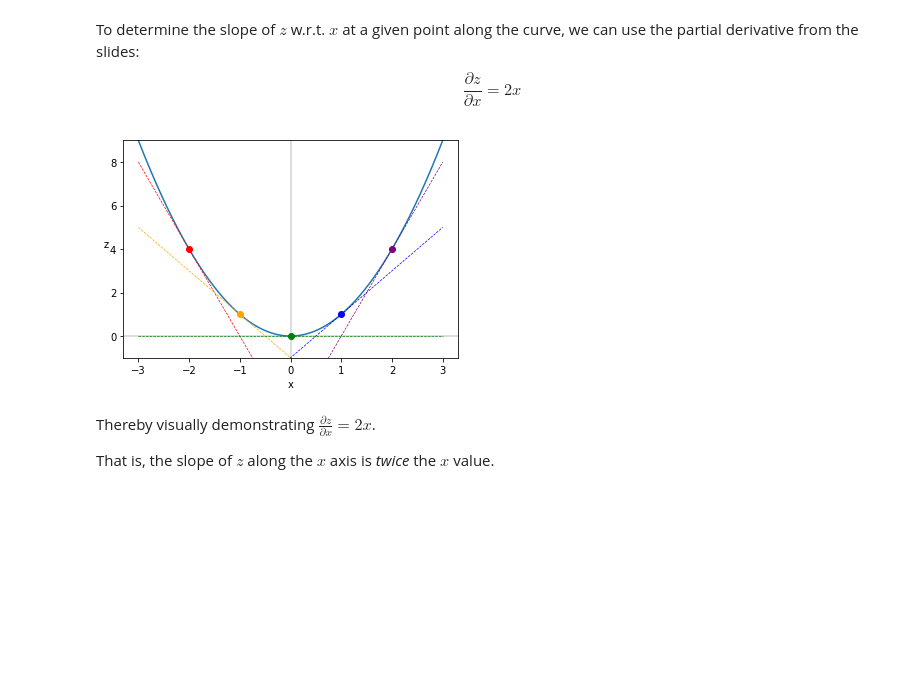
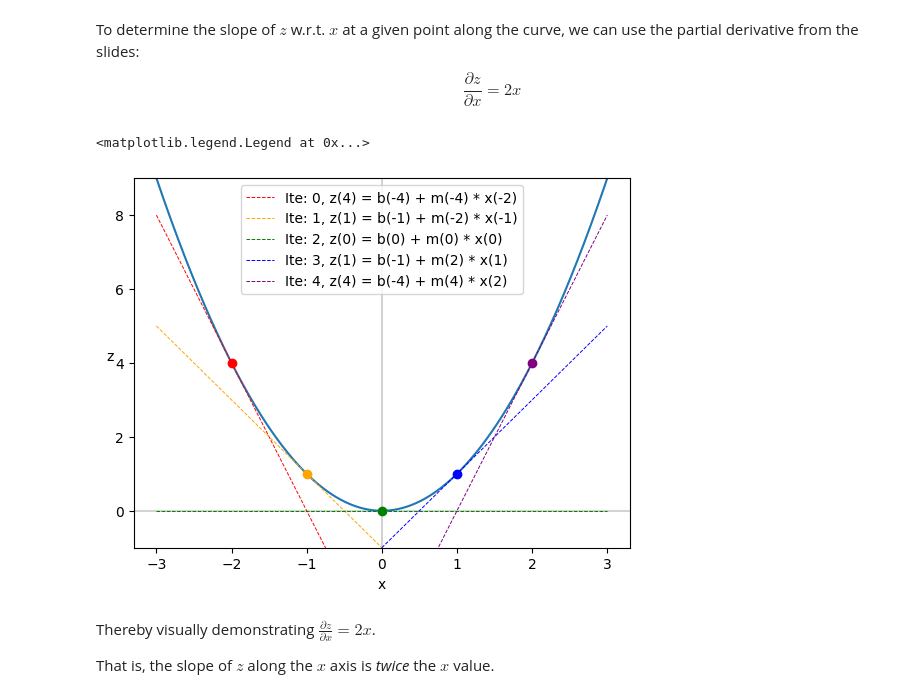
Before and after one commit to toliyang/AI_ML, a Jupyter notebook: calculus/4_calculus_ii.ipynb, the cells around one changed output. Drawn from its saved outputs; the diff is of its cells as text; code cells hidden in the pictures; blank space fills up the shorter version.

```diff
--- a/calculus/4_calculus_ii.ipynb
+++ b/calculus/4_calculus_ii.ipynb
@@ -98,24 +98,26 @@ def point_and_tangent_wrt_x(my_xs, my_x, my_y, my_f, fprime, col):
     tangent_m = fprime(my_x, my_y) # Slope is partial derivative of f(x, y) w.r.t. x
     tangent_b = my_z - tangent_m*my_x # Line is z=mx+b, so b=z-mx
     tangent_line = tangent_m*my_xs + tangent_b
-    label_x = f'Ite: {i}, b: {round(tangent_b, 2)}, m: {round(tangent_m, 2)}'
+    label_x = f'Ite: {i}, z({my_z}) = b({round(tangent_b, 2)}) + m({round(tangent_m, 2)}) * x({my_x})'
 
-    plt.plot(my_xs, tangent_line, c=col,label_x,
+    plt.plot(my_xs, tangent_line, c=col,label=label_x,
              linestyle='dashed', linewidth=0.7, zorder=3)
 # %%
 fig, ax = plt.subplots()
 plt.axvline(x=0, color='lightgray')
 plt.axhline(y=0, color='lightgray')
 
 for i, x in enumerate(x_samples):
     point_and_tangent_wrt_x(xs, x, 0, f, delz_delx, colors[i])
 
 plt.ylim(-1, 9)
 plt.xlabel('x')
 plt.ylabel('z', rotation=0)
-_ = ax.plot(xs, zs_wrt_x)
+ax.plot(xs, zs_wrt_x)
+plt.legend()
 # %% [output]
+<matplotlib.legend.Legend at 0x...>
-[figure, old version]
+[figure, new version]
 # %% [markdown]
 Thereby visually demonstrating $\frac{\partial z}{\partial x} = 2x$.
 
```
